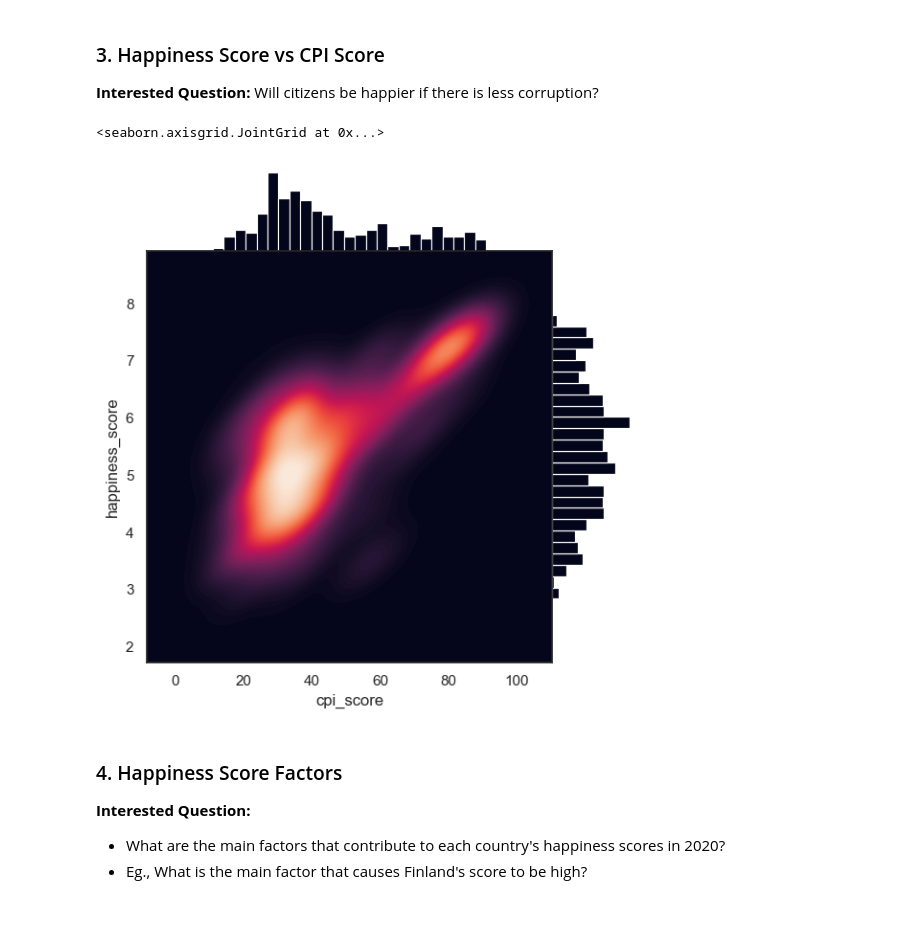
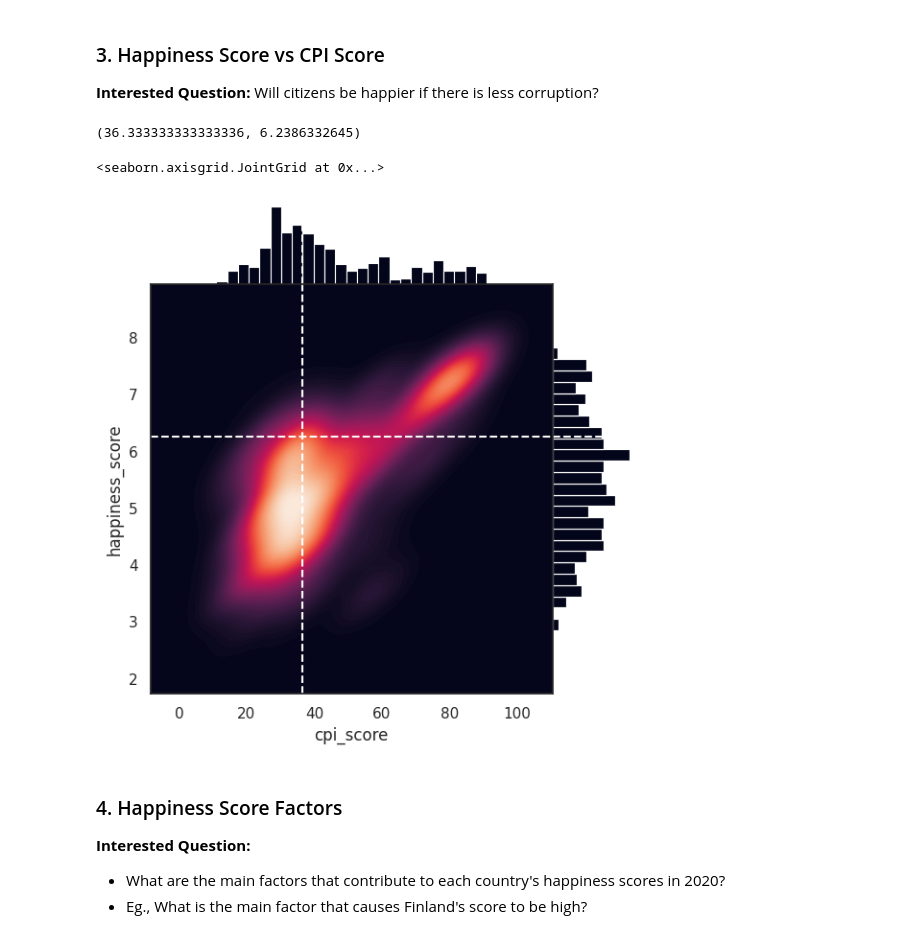
Before and after one commit to sudo-lucifer/eda-project, a Jupyter notebook: EDA_Project.ipynb, the cells around one changed output. Cells and saved outputs as stored; diff of their text form; code cells hidden in the pictures.

```diff
--- a/EDA_Project.ipynb
+++ b/EDA_Project.ipynb
@@ -163,17 +181,27 @@ social_support_df.groupby('Country')['happiness_score'].mean().idxmin()
 # %% [markdown]
 ### 3. Happiness Score vs CPI Score
 **Interested Question:** Will citizens be happier if there is less corruption?
+# %%
+thailand_df = no_social_support_df[no_social_support_df['Country'] == 'Thailand']
+thailand_cpi_score = thailand_df['cpi_score'].mean()
+thailand_happiness_score = thailand_df['happiness_score'].mean()
+thailand_cpi_score, thailand_happiness_score
+# %% [output]
+(36.333333333333336, 6.2386332645)
 # %%
 # Answer: positive correlation
 sns.set_theme(style="white")
 g = sns.JointGrid(data=no_social_support_df, x="cpi_score", y="happiness_score", space=0)
 g.plot_joint(sns.kdeplot,
              fill=True,
              thresh=0, levels=100, cmap="rocket")
+
+# g.plot_joint(plt.scatter, c="#03051A", s=30, linewidth=1, marker="+")
 g.plot_marginals(sns.histplot, color="#03051A", alpha=1, bins=25)
+g.refline(x=thailand_cpi_score, y=thailand_happiness_score, color='white')
 # %% [output]
 <seaborn.axisgrid.JointGrid at 0x...>
-[figure, old version]
+[figure, new version]
 # %% [markdown]
 ### 4. Happiness Score Factors
 **Interested Question:**
```
Also changed, not shown: parts of 10 cells of this notebook.
